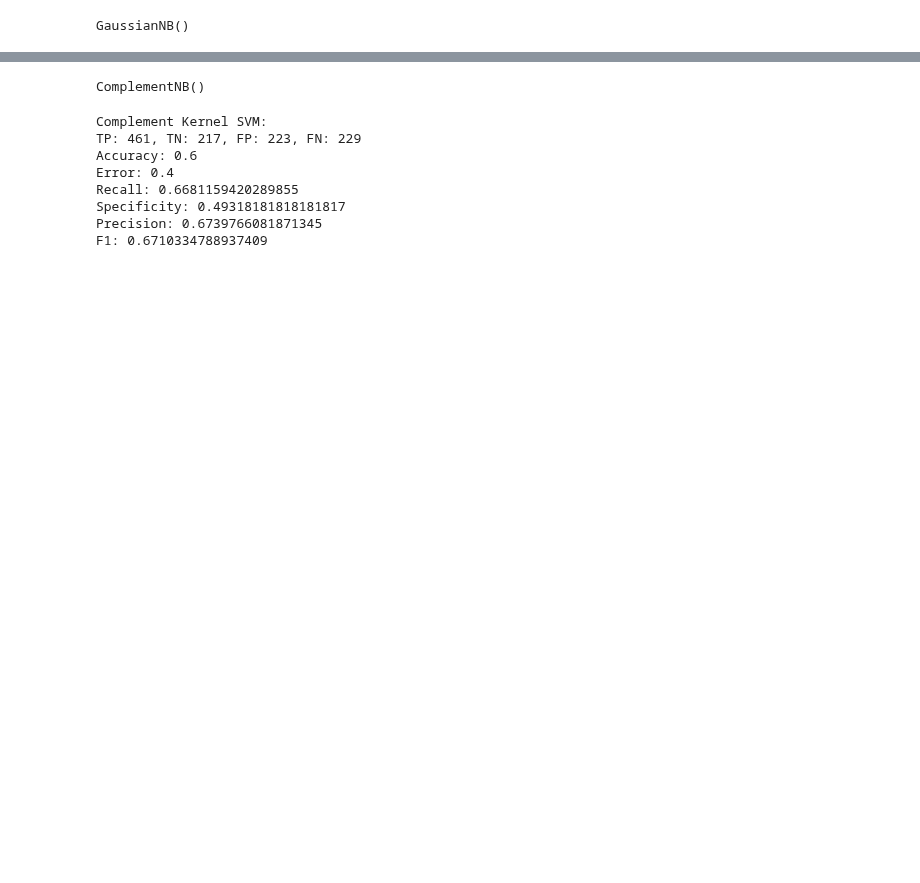
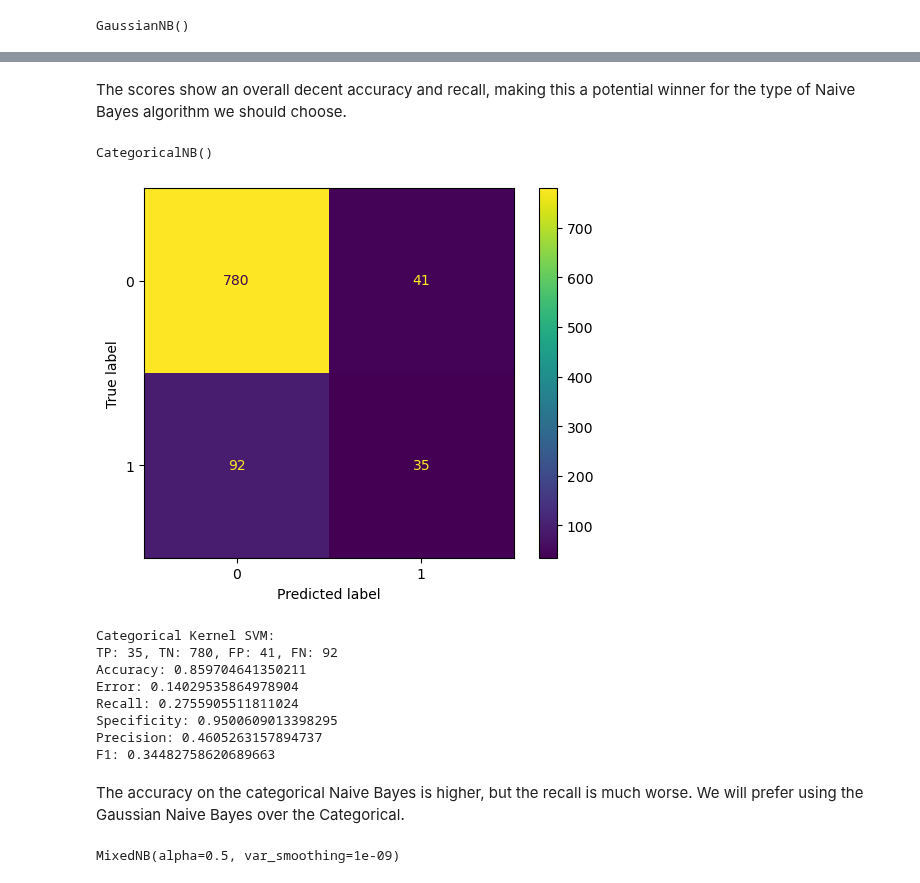
Before and after one commit to TheNoobGoda/ids-project, a Jupyter notebook: src/NaiveBayes.ipynb, the cells around one changed output, grey strips where cells are left out. Drawn from its saved outputs; the diff is of its cells as text; code cells hidden in the pictures; blank space fills up the shorter version.

```diff
--- a/src/NaiveBayes.ipynb
+++ b/src/NaiveBayes.ipynb
@@ -79,16 +102,26 @@ F1: 0.8044077134986225
+# %% [markdown]
+The scores show an overall decent accuracy and recall, making this a potential winner for the type of Naive Bayes algorithm we should choose.
 # %%
-cnb=ComplementNB()
-cnb.fit(Xtrain, ytrain)
+cnb = CategoricalNB()
+cnb.fit(Xtrain[:, exclude_categorical],ytrain)
 # %% [output]
-ComplementNB()
+CategoricalNB()
 # %%
-evaluate(cnb, "Complement")
+evaluate(cnb, 'Categorical', exclude_categorical)
 # %% [output]
+[figure, added]
-Complement Kernel SVM:
-TP: 461, TN: 217, FP: 223, FN: 229
-Accuracy: 0.6
-Error: 0.4
-Recall: 0.6681159420289855
-Specificity: 0.49318181818181817
-Precision: 0.6739766081871345
-F1: 0.6710334788937409
+Categorical Kernel SVM:
+TP: 35, TN: 780, FP: 41, FN: 92
+Accuracy: 0.859704641350211
+Error: 0.14029535864978904
+Recall: 0.2755905511811024
+Specificity: 0.9500609013398295
+Precision: 0.4605263157894737
+F1: 0.34482758620689663
+# %% [markdown]
+The accuracy on the categorical Naive Bayes is higher, but the recall is much worse. We will prefer using the Gaussian Naive Bayes over the Categorical.
+# %%
+mnb = MixedNB(categorical_features=[1, 2])
+mnb.fit(Xtrain, ytrain)
+# %% [output]
+MixedNB(alpha=0.5, var_smoothing=1e-09)
```
Also changed, not shown: parts of 13 cells of this notebook, 1 other file.
